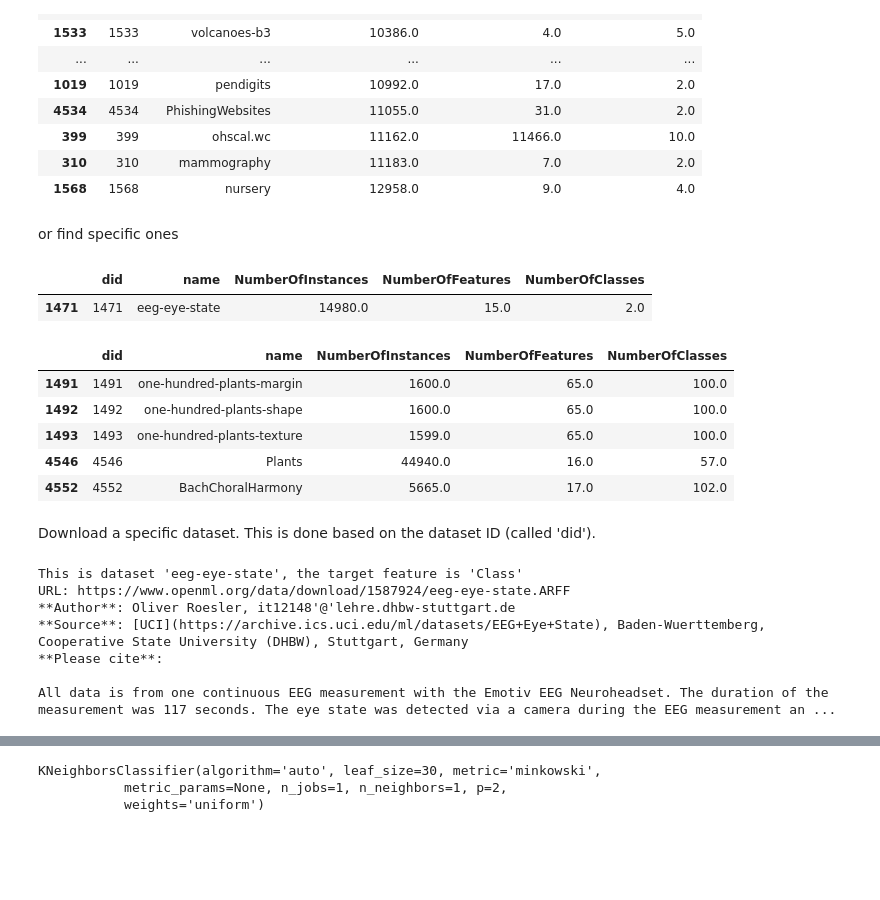
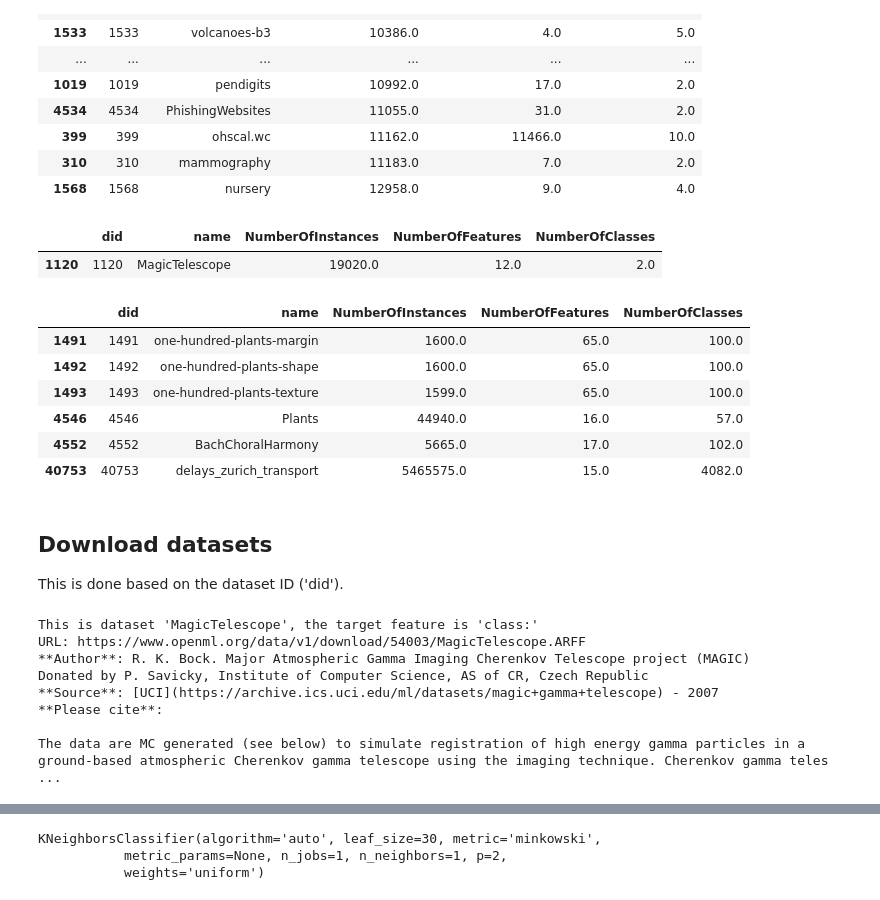
Before and after one commit to joaquinvanschoren/ML-intro, a Jupyter notebook: 00 Tutorial 2a - OpenML.ipynb, the cells around one changed output, grey strips where cells are left out. Cells and saved outputs as stored; diff of their text form; code cells hidden in the pictures; blank space fills up the shorter version.

```diff
--- a/00 Tutorial 2a - OpenML.ipynb
+++ b/00 Tutorial 2a - OpenML.ipynb
@@ -10,9 +10 @@ OpenML is an online collaboration platform for machine learning:
 * Large scale benchmarking, compare to state of the art
-# %%
-# Install OpenML (developer version)
-pip install git+https://github.com/renatopp/liac-arff@master
-pip install git+https://github.com/openml/openml-python.git@develop
-
-# Import and set key
-import openml as oml
-oml.config.apikey = 'YOURKEY'
@@ -38,3 +32,4 @@ There are two ways to authenticate:
 # %%
-# Uncomment and run this to authenticate. Don't share your API key!
-oml.config.apikey = os.environ.get('OPENMLKEY','MYKEY')
+# Uncomment and set your OpenML key. Don't share your key with others.
+import openml as oml
+#oml.config.apikey = 'YOURKEY'
@@ -46,9 +39,14 @@ We can list, select, and download all OpenML datasets
 # %% [markdown]
 ### List datasets
 # %%
-datalist = oml.datasets.list_datasets() # Returns a dict
-datalist = pd.DataFrame.from_dict(datalist, orient='index') # Create a DataFrame
+import openml as oml
+openml_list = oml.datasets.list_datasets() # Returns a dict
+
+# Show a nice table with some key data properties
+import pandas as pd
+datalist = pd.DataFrame.from_dict(openml_list, orient='index')
+datalist = datalist[['did','name','NumberOfInstances',
+               'NumberOfFeatures','NumberOfClasses']]
 print("First 10 of %s datasets..." % len(datalist))
-datalist[:10][['did','name','NumberOfInstances',
-               'NumberOfFeatures','NumberOfClasses']]
+datalist[:10]
 # %% [output]
@@ -69,4 +64,0 @@ There are many properties that we can query
-# %%
-list(datalist)
-datalist = datalist[['did','name','NumberOfInstances',
-               'NumberOfFeatures','NumberOfClasses']]
@@ -108,13 +88,11 @@ datalist[datalist.NumberOfInstances>10000
 | 399 | 399 | ohscal.wc | 11162.0 | 11466.0 | 10.0 |
 | 310 | 310 | mammography | 11183.0 | 7.0 | 2.0 |
 | 1568 | 1568 | nursery | 12958.0 | 9.0 | 4.0 |
-# %% [markdown]
-or find specific ones
 # %%
-datalist.query('name == "eeg-eye-state"')
+datalist.query('name == "MagicTelescope"')
 # %% [output]
 |  | did | name | NumberOfInstances | NumberOfFeatures | NumberOfClasses |
-| 1471 | 1471 | eeg-eye-state | 14980.0 | 15.0 | 2.0 |
+| 1120 | 1120 | MagicTelescope | 19020.0 | 12.0 | 2.0 |
 # %%
 datalist.query('NumberOfClasses > 50')
 # %% [output]
@@ -124,20 +102,24 @@ datalist.query('NumberOfClasses > 50')
 | 1493 | 1493 | one-hundred-plants-texture | 1599.0 | 65.0 | 100.0 |
 | 4546 | 4546 | Plants | 44940.0 | 16.0 | 57.0 |
 | 4552 | 4552 | BachChoralHarmony | 5665.0 | 17.0 | 102.0 |
+| 40753 | 40753 | delays_zurich_transport | 5465575.0 | 15.0 | 4082.0 |
 # %% [markdown]
-Download a specific dataset. This is done based on the dataset ID (called 'did').
+## Download datasets
+This is done based on the dataset ID ('did').
 # %%
-dataset = oml.datasets.get_dataset(1471)
+dataset = oml.datasets.get_dataset(1120)
 
+# Print a summary
 print("This is dataset '%s', the target feature is '%s'" %
       (dataset.name, dataset.default_target_attribute))
 print("URL: %s" % dataset.url)
 print(dataset.description[:500])
 # %% [output]
-This is dataset 'eeg-eye-state', the target feature is 'Class'
-URL: https://www.openml.org/data/download/1587924/eeg-eye-state.ARFF
-**Author**: Oliver Roesler, it12148'@'lehre.dhbw-stuttgart.de
-**Source**: [UCI](https://archive.ics.uci.edu/ml/datasets/EEG+Eye+State), Baden-Wuerttemberg, Cooperative State University (DHBW), Stuttgart, Germany
+This is dataset 'MagicTelescope', the target feature is 'class:'
+URL: https://www.openml.org/data/v1/download/54003/MagicTelescope.ARFF
+**Author**: R. K. Bock. Major Atmospheric Gamma Imaging Cherenkov Telescope project (MAGIC)
+Donated by P. Savicky, Institute of Computer Science, AS of CR, Czech Republic
+**Source**: [UCI](https://archive.ics.uci.edu/ml/datasets/magic+gamma+telescope) - 2007
 **Please cite**:
 
-All data is from one continuous EEG measurement with the Emotiv EEG Neuroheadset. The duration of the measurement was 117 seconds. The eye state was detected via a camera during the EEG measurement an ...
+The data are MC generated (see below) to simulate registration of high energy gamma particles in a ground-based atmospheric Cherenkov gamma telescope using the imaging technique. Cherenkov gamma teles ...
```
Also changed, not shown: parts of 47 cells of this notebook, 17 other files.
